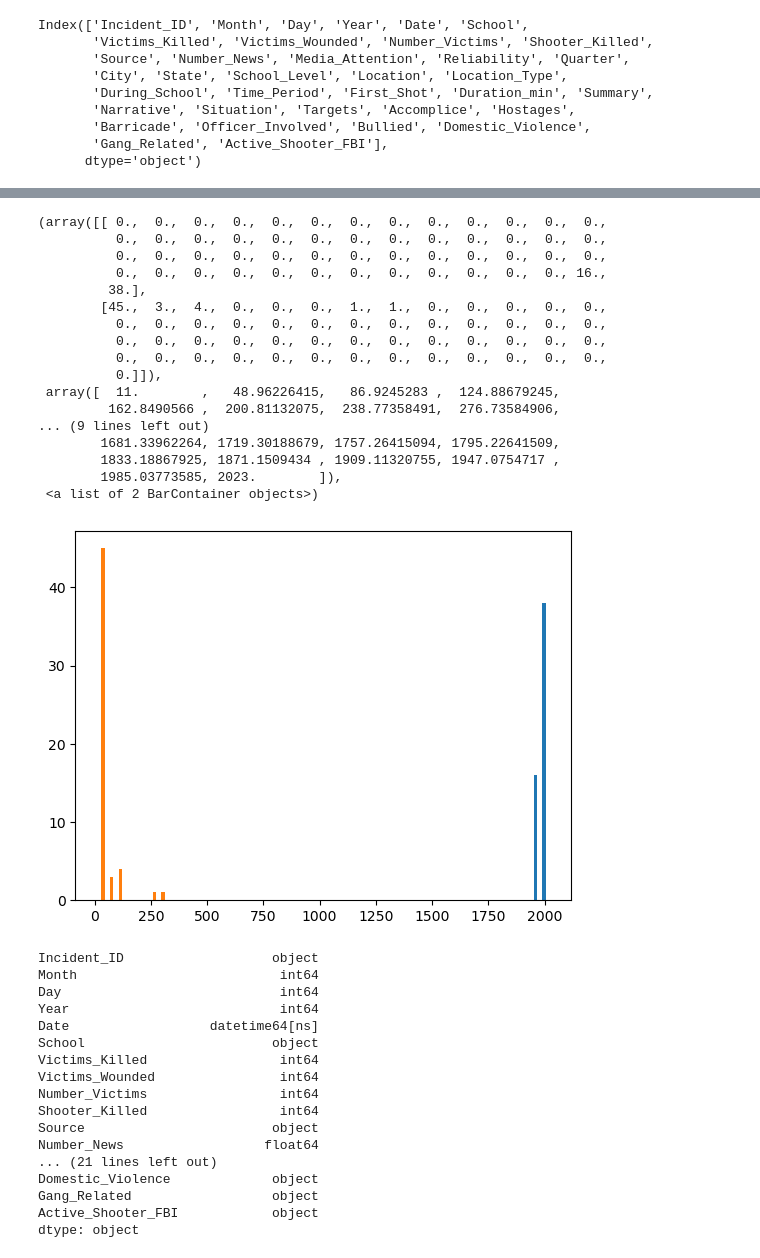
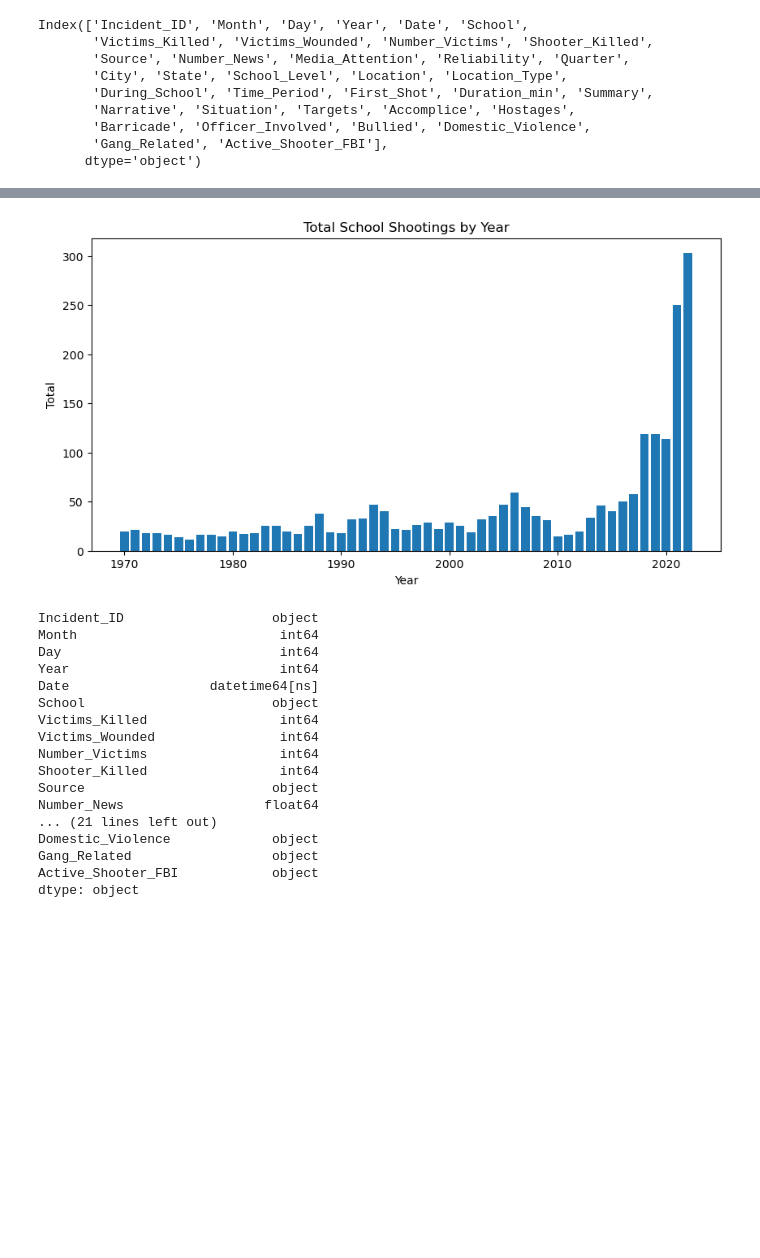
Before and after one commit to timmymiller10/School-Shooting-Dataset-Analysis, a Jupyter notebook: data.ipynb, the cells around one changed output, grey strips where cells are left out. Cells and saved outputs as stored; diff of their text form; code cells hidden in the pictures; blank space fills up the shorter version.

```diff
--- a/data.ipynb
+++ b/data.ipynb
@@ -56,3 +59,4 @@ Index(['Incident_ID', 'Month', 'Day', 'Year', 'Date', 'School',
       dtype='object')
 # %%
 count_by_year = incident['Year'].value_counts().reset_index()
+count_by_year.columns = ['Year', 'Total']
@@ -77,26 +63,14 @@ count_by_year = incident['Year'].value_counts().reset_index()
 # %%
 bin_num = incident['Year'].max() - incident['Year'].min()
-# %%
-plt.hist(count_by_year[''], bins=bin_num)
-# %% [output]
-(array([[ 0.,  0.,  0.,  0.,  0.,  0.,  0.,  0.,  0.,  0.,  0.,  0.,  0.,
-          0.,  0.,  0.,  0.,  0.,  0.,  0.,  0.,  0.,  0.,  0.,  0.,  0.,
-          0.,  0.,  0.,  0.,  0.,  0.,  0.,  0.,  0.,  0.,  0.,  0.,  0.,
-          0.,  0.,  0.,  0.,  0.,  0.,  0.,  0.,  0.,  0.,  0.,  0., 16.,
-         38.],
-        [45.,  3.,  4.,  0.,  0.,  0.,  1.,  1.,  0.,  0.,  0.,  0.,  0.,
-          0.,  0.,  0.,  0.,  0.,  0.,  0.,  0.,  0.,  0.,  0.,  0.,  0.,
-          0.,  0.,  0.,  0.,  0.,  0.,  0.,  0.,  0.,  0.,  0.,  0.,  0.,
-          0.,  0.,  0.,  0.,  0.,  0.,  0.,  0.,  0.,  0.,  0.,  0.,  0.,
-          0.]]),
- array([  11.        ,   48.96226415,   86.9245283 ,  124.88679245,
-         162.8490566 ,  200.81132075,  238.77358491,  276.73584906,
-... (9 lines left out)
-        1681.33962264, 1719.30188679, 1757.26415094, 1795.22641509,
-        1833.18867925, 1871.1509434 , 1909.11320755, 1947.0754717 ,
-        1985.03773585, 2023.        ]),
- <a list of 2 BarContainer objects>)
-[figure, removed]
+# %%
+plt.figure(figsize=(10,5)) # You can adjust the size as you need
+plt.bar(count_by_year['Year'], count_by_year['Total'])
+plt.xlabel('Year')
+plt.ylabel('Total')
+plt.title('Total School Shootings by Year')
+plt.show()
+# %% [output]
+[figure, added]
 # %%
 count_by_situation = incident['Situation'].value_counts().reset_index()
 # %%
```
Also changed, not shown: parts of 28 cells of this notebook, 1 other file.
